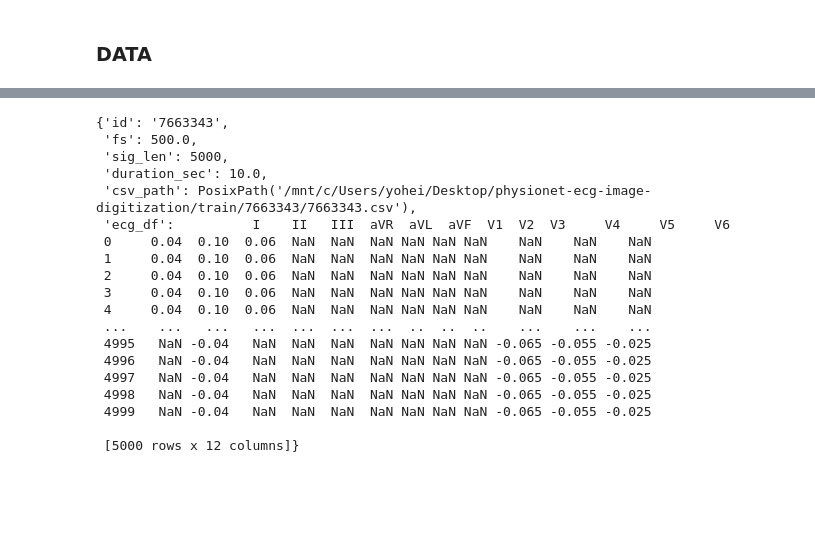
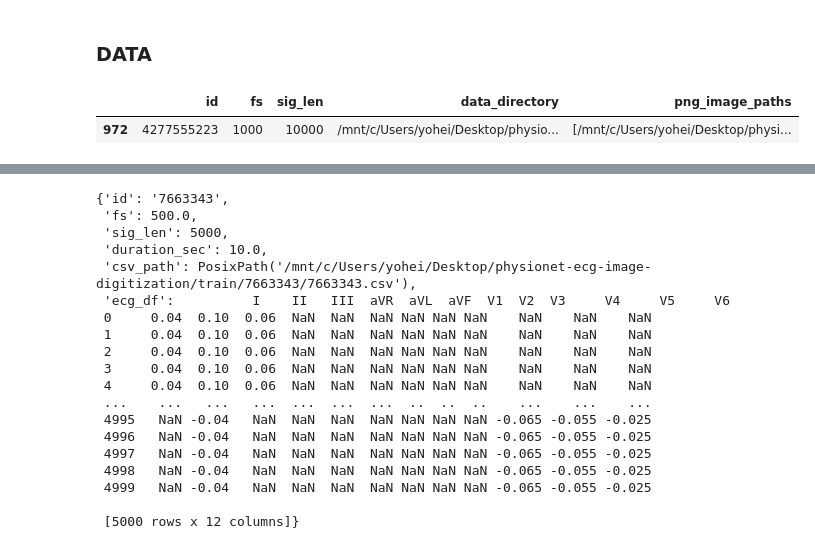
Before and after one commit to yohehe/ECG-Analysis, a Jupyter notebook: notebooks/03_DataLoderAndSampleModel.ipynb, the cells around one changed output, grey strips where cells are left out. Cells and saved outputs as stored; diff of their text form; code cells hidden in the pictures; blank space fills up the shorter version.

```diff
--- a/notebooks/03_DataLoderAndSampleModel.ipynb
+++ b/notebooks/03_DataLoderAndSampleModel.ipynb
@@ -137,0 +230,17 @@ sample Dir Exist: True
+# %%
+def enrich_df_with_png_paths(df, base_dir):
+    df = df.copy()
+    data_dirs = []
+    png_paths = []
+
+    for sample_id in df["id"]:
+        sample_dir = base_dir / str(sample_id)  # ← ここが重要
+        data_dirs.append(sample_dir)
+        pngs = sorted(sample_dir.glob("*.png"))
+        png_paths.append(pngs)
+
+    df["data_directory"] = data_dirs
+    df["png_image_paths"] = png_paths
+    return df
+# %%
+temp = enrich_df_with_png_paths(train_df, CONFIG.train_data_dir)
@@ -138,2 +262,7 @@ sample Dir Exist: True
 # %% [markdown]
 ### DATA
+# %%
+temp[temp["id"]==4277555223]
+# %% [output]
+|  | id | fs | sig_len | data_directory | png_image_paths |
+| 972 | 4277555223 | 1000 | 10000 | /mnt/c/Users/yohei/Desktop/physio... | [/mnt/c/Users/yohei/Desktop/physi... |
```
Also changed, not shown: parts of 24 cells of this notebook, 1 other file.
